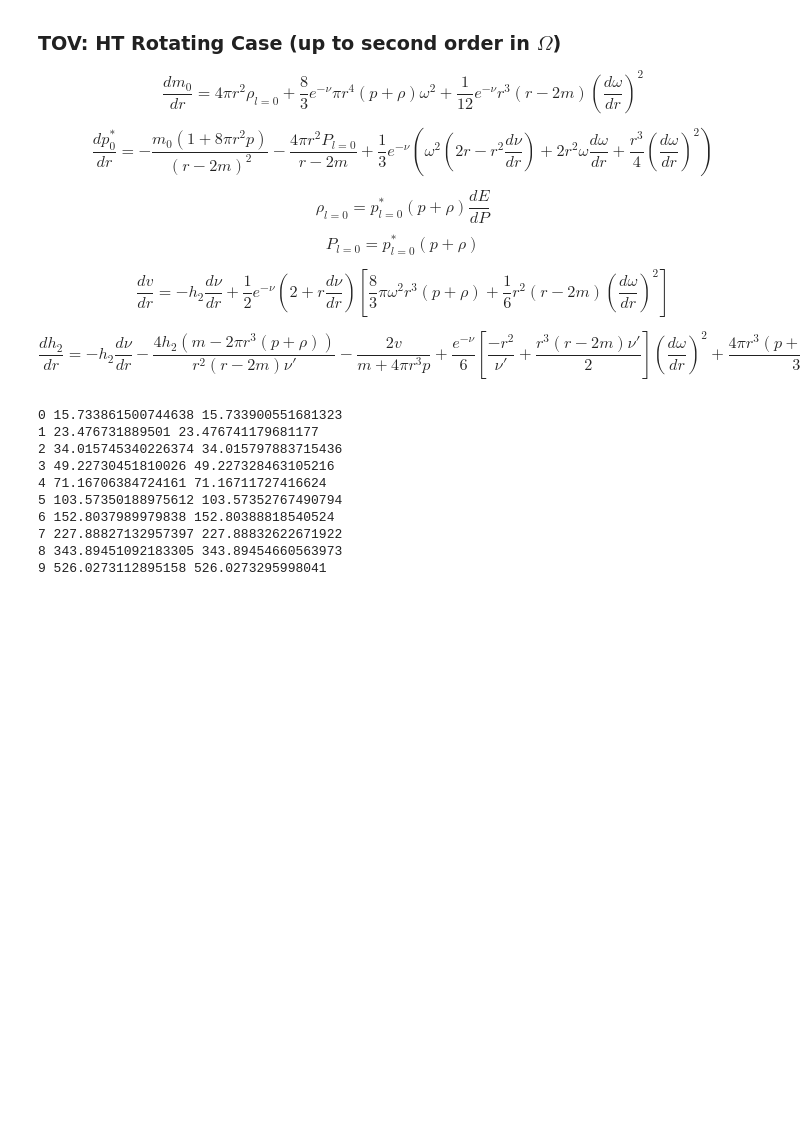
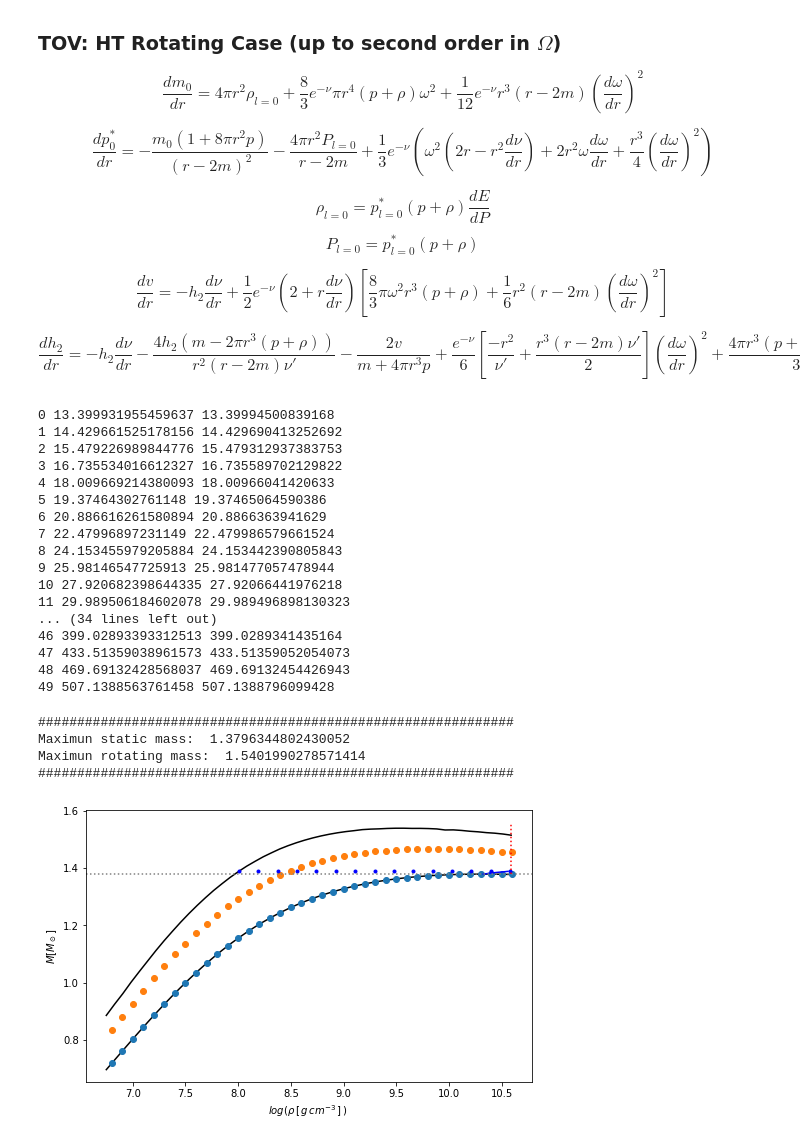
Before and after one commit to lauramb8909/WhiteDwarf, a Jupyter notebook: MR_Relation/WD_Structure.ipynb, the cells around one changed output. Saved outputs shown, nothing was run; the diff lists cells and outputs as text; code cells hidden in the pictures; blank space fills up the shorter version.

Commit message:
fixing secular instability

```diff
--- a/MR_Relation/WD_Structure.ipynb
+++ b/MR_Relation/WD_Structure.ipynb
@@ -155,13 +166,13 @@ $$ \frac{dh_2}{dr}= -h_2\frac{d\nu}{dr} - \frac{4h_2(m -2\pi r^3 (p+\rho))}{r^2(
 file_name = "./KepSeqWD_RMTF.dat"
 writeKep = True
 
-dr = 1e-6
+dr = 5e-7
 rf = 1.0
 
 Mmax = WD.EoS_Mmax( np.power(10.0,rhoi*2)/Sigma02, np.power(10.0,rhof)/Sigma02, dr, rf, EOS1)
 Mmax[1]*Mdim
 
-Nm    = 10
+Nm    = 50
 rhomaxS = np.log10(Mmax[0]*Sigma02)
 rhocc   = np.linspace(rhoi*2.5, rhobeta,Nm)
 rhons   = np.power(10.0,rhocc)/Sigma02
@@ -185,12 +196,12 @@ else:
         y0i = WD.IntCond_Rotating( OK, MS[4], rhons[i], pc[i], MS[2], dr , rf , EOS1, dedp0 )
         MR  = WD.MassRadius(y0i, dr, rf,  EOS1, DeDp_2 )
 
-        OK  = WD.OmegaK( MR[0] , MR[1] , MR[6]-MR[0],  MR[3] / MR[0]**2.0, 0.0*MR[5] / MR[0]**3.0 )
+        OK  = WD.OmegaK( MR[0] , MR[1] , 0.0,  MR[3] / MR[0]**2.0, 0.0*MR[5] / MR[0]**3.0 )
         cut=0
         while np.abs(MR[4]-OK)>1e-4 and cut<80:
             y0i = WD.IntCond_Rotating( OK, MS[4], rhons[i], pc[i], MS[2], dr , rf , EOS1, dedp0 )
             MR  = WD.MassRadius(y0i, dr, rf,  EOS1, DeDp_2 )
-            OK  = WD.OmegaK( MR[0] , MR[1] , MR[6]-MR[0],  MR[3] / MR[0]**2.0, 0.0*MR[5] / MR[0]**3.0 )
+            OK  = WD.OmegaK( MR[0] , MR[1] , 0.0,  MR[3] / MR[0]**2.0, 0.0*MR[5] / MR[0]**3.0 )
             cut += 1
         MR_kep[i] = MR
         print(i, MR[4], OK)
@@ -203,16 +214,23 @@ else:
 
     rhowd_kep, pwd_kep, Mstawd_kep, Rstawd_kep, Mrotwd_kep, Rrotwd_kep, Jwd_kep, Omegawd_kep =np.loadtxt(file_name,usecols=(0,1,2,3,4,5,6,7),unpack=True)
 # %% [output]
-0 15.733861500744638 15.733900551681323
-1 23.476731889501 23.476741179681177
-2 34.015745340226374 34.015797883715436
-3 49.22730451810026 49.227328463105216
-4 71.16706384724161 71.16711727416624
-5 103.57350188975612 103.57352767490794
-6 152.8037989979838 152.80388818540524
-7 227.88827132957397 227.88832622671922
-8 343.89451092183305 343.89454660563973
-9 526.0273112895158 526.0273295998041
+0 13.399931955459637 13.39994500839168
+1 14.429661525178156 14.429690413252692
+2 15.479226989844776 15.479312937383753
+3 16.735534016612327 16.735589702129822
+4 18.009669214380093 18.00966041420633
+5 19.37464302761148 19.37465064590386
+6 20.886616261580894 20.8866363941629
+7 22.47996897231149 22.479986579661524
+8 24.153455979205884 24.153442390805843
+9 25.98146547725913 25.981477057478944
+10 27.920682398644335 27.92066441976218
+11 29.989506184602078 29.989496898130323
+... (34 lines left out)
+46 399.02893393312513 399.0289341435164
+47 433.51359038961573 433.51359052054073
+48 469.69132428568037 469.69132454426943
+49 507.1388563761458 507.1388796099428
 # %%
 # Secular Instability Sequence
 file_name = "./SecularInstability_RMTF.dat"
@@ -221,13 +239,13 @@ writeSec = True
 minj = 1e-3*(Jwd_kep*1e13).min()
 maxj = 8e-1# (Jwd_kep*1e13)[-1]
 
-Nm = 10
+Nm = 50
 MR_wdmax = np.zeros((Nm, 8))
 rhomax   = np.zeros(Nm)
 
 j_grid = np.linspace( minj, maxj, num=Nm)
 
-dr = 1e-6
+dr = 5e-7
 rf = 1.0
 
 if not writeSec:
@@ -257,7 +275,7 @@ else:
     with open(file_name, "w") as file:
         for i in range(Nm):
             pc = EoS_RFMT( rhomax[i] )
-            OK  = WD.OmegaK(  MR_wdmax[i][0] ,  MR_wdmax[i][1] ,  MR_wdmax[i][6]- MR_wdmax[i][0],   MR_wdmax[i][3] /  MR_wdmax[i][0]**2.0,  MR_wdmax[i][5] /  MR_wdmax[i][0]**3.0 )
+            OK  = WD.OmegaK(  MR_wdmax[i][0] ,  MR_wdmax[i][1] , 0.0,   MR_wdmax[i][3] /  MR_wdmax[i][0]**2.0,  MR_wdmax[i][5] /  MR_wdmax[i][0]**3.0 )
             line1 = [ np.log10(rhomax[i]*Sigma02), pc, MR_wdmax[i][0], MR_wdmax[i][1], MR_wdmax[i][6], MR_wdmax[i][7], MR_wdmax[i][3], MR_wdmax[i][4], MR_wdmax[i][4], OK]
             np.savetxt(file,[line1], fmt='%.8e')
             file.flush()
@@ -281,7 +299,7 @@ Kep_rho = interp1d( Mrotwd_kep[:imax]*Mdim,rhowd_kep[:imax], kind='cubic' )
 imax = Mstawd_kep.argmax()
 Sta_rho = interp1d(  Mstawd_kep[:imax]*Mdim, rhowd_kep[:imax], kind='cubic' )
 
-Nm = 5
+Nm = 15
 MWD = 1.39
 MrotCons=np.zeros(Nm)
 
@@ -323,6 +341,11 @@ for i in range(Nm):
         cut=cut+1
 
     MR_c[i] = OOp
+# %% [output]
+#############################################################
+Maximun static mass:  1.3796344802430052
+Maximun rotating mass:  1.5401990278571414
+#############################################################
 # %%
 file_name = "./CConstMass"
 file_name = "_".join([file_name,str(MWD*100)[0:3]])
@@ -335,25 +358,42 @@ with open(file_name, "w") as file:
         line1 = [ rho_grid[i], pc_grid[i], MR_c[i][0], MR_c[i][1], MR_c[i][6], MR_c[i][7],MR_c[i][7], MR_c[i][3], MR_c[i][4], MR_c[i][5], OK ]
         np.savetxt(file,[line1], fmt='%.8e')
         file.flush()
+# %%
+#Comparing with Kuantay
+
+#---read keplerian and static sequence-----
+file_kep = "./KepSeqWD_RMTF_mpl3.dat"
+#file_kep = "MR_Relation/KepSeqWD_RMTF.dat"
+rhowd_kep2,pwd_kep2,Mstawd_kep2,Rstawd_kep2,Mrotwd_kep2,Rrotwd_kep2,Jwd_kep2,Omegawd_kep2 = np.loadtxt(file_kep,usecols=(0,1,2,3,4,5,6,7),unpack=True)
+
+#---read secular instability sequence-----
+file_SecInst = "./Secular_Instability_mpl.dat"
+#file_SecInst = "./SecularInstability_RMTF.dat"
+rhowd_seq2,pwd_seq2,Mstawd_seq2,Rstawd_seq2,Mrotwd_seq2,Rrotwd_seq2,Jwd_seq2,Omegawd_seq2,Qwd_seq2,Omegakwd_seq2=np.loadtxt(file_SecInst,usecols=(0,1,2,3,4,5,6,7,8,9),unpack=True)
 # %%
 fig=plt.figure(figsize=(8,5))
 
 plt.plot( rhowd_kep,   Mstawd_kep*Mdim , "k-")
 plt.plot( rhowd_kep,   Mrotwd_kep*Mdim , "k-")
+
+plt.plot( rhowd_kep2[::2],   Mstawd_kep2[::2]*Mdim , ls=" ", marker="o")
+plt.plot( rhowd_kep2[::2],   Mrotwd_kep2[::2]*Mdim , ls=" ", marker="o")
 
 plt.plot( rho_grid ,   MR_c[:,6]*Mdim , "b.")
 
 plt.plot(rhowd_seq,   Mrotwd_seq*Mdim , "b-")
 
 plt.axhline( y = Mmax[1]*Mdim, color = 'gray', ls=':')
 plt.vlines( x = rhobeta, ymin=Mmax[1]*Mdim, ymax=1.56,color = 'red', ls=':')
 
 plt.xlabel( "$log (\\rho\,  [\, g \, cm^{-3}\, ]\, )$  ")
 plt.ylabel( "$M [M_\\odot]$")
 
 #plt.xlim(0.0,2)
 
 plt.show()
+# %% [output]
+[figure, added]
 # %%
 fig=plt.figure(figsize=(8,5))
 
```
Also changed, not shown: parts of 4 cells of this notebook, 17 other files.
